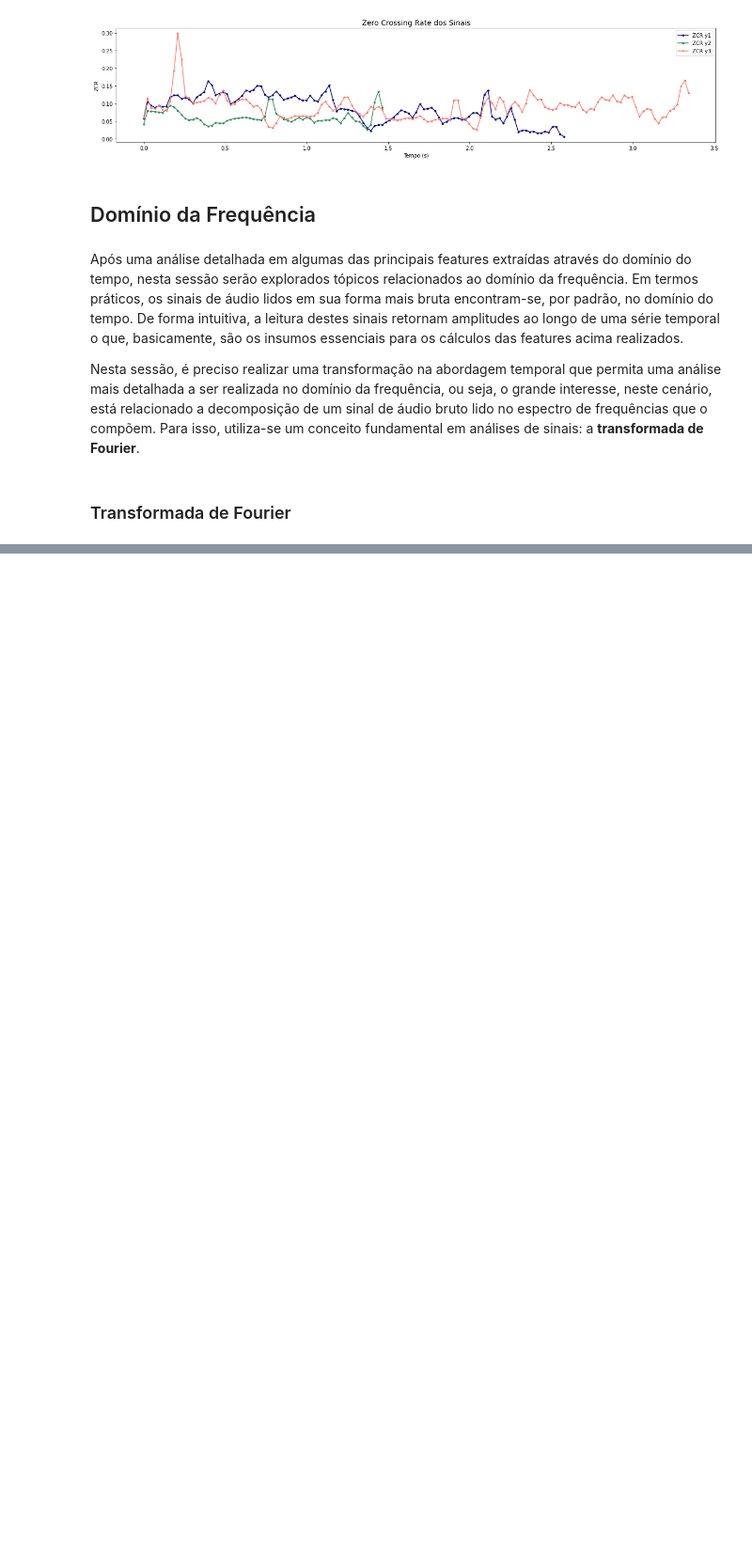
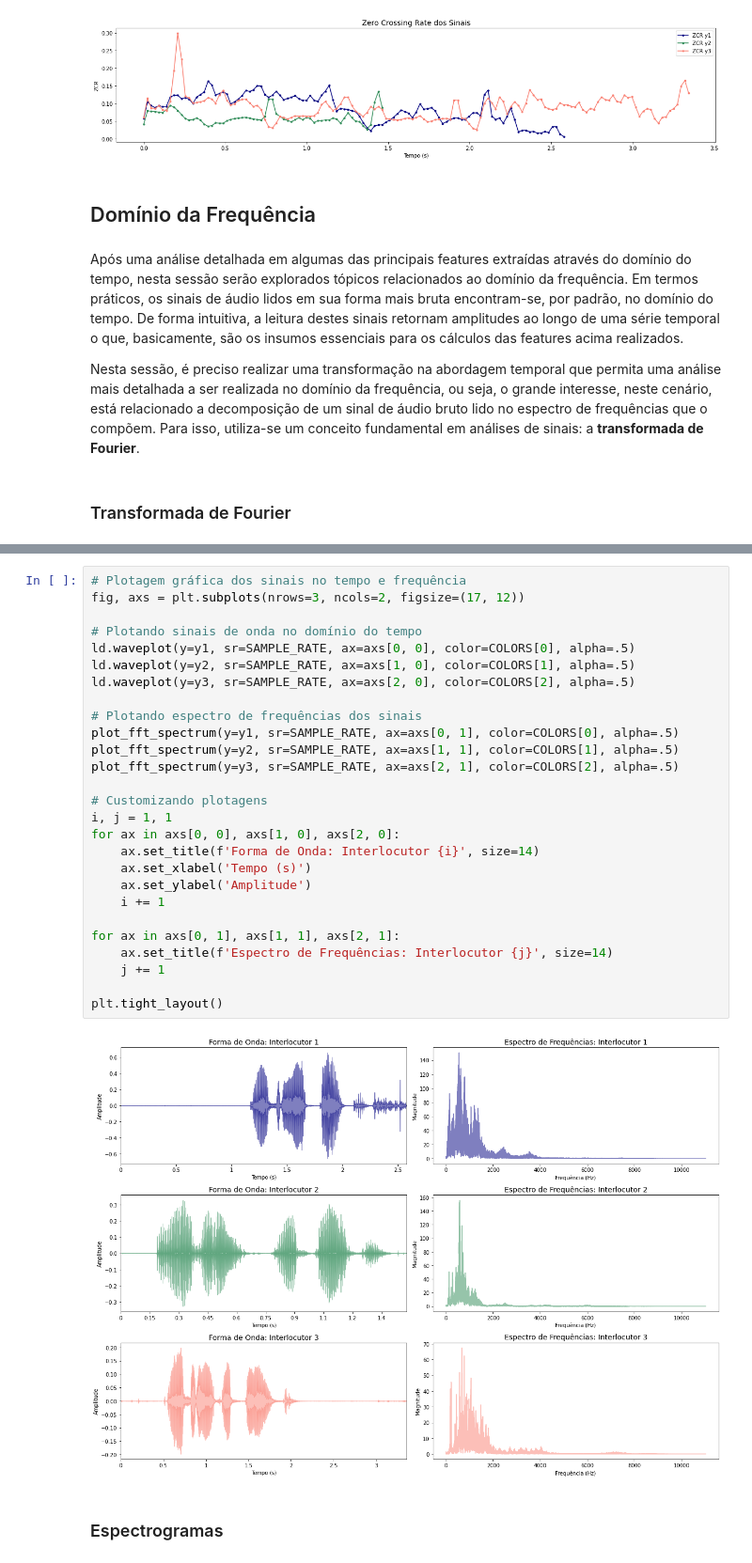
Before and after one commit to ThiagoPanini/voice-unlocker, a Jupyter notebook: notebooks/Voice Unlocker - Audio Feature Extraction.ipynb, the cells around one changed output, grey strips where cells are left out. Shown at 94% size. Saved outputs shown, nothing was run; the diff lists cells and outputs as text; blank space fills up the shorter version.

```diff
--- a/notebooks/Voice Unlocker - Audio Feature Extraction.ipynb
+++ b/notebooks/Voice Unlocker - Audio Feature Extraction.ipynb
@@ -470,0 +524,31 @@ TODO
+# %%
+# Plotagem gráfica dos sinais no tempo e frequência
+fig, axs = plt.subplots(nrows=3, ncols=2, figsize=(17, 12))
+
+# Plotando sinais de onda no domínio do tempo
+ld.waveplot(y=y1, sr=SAMPLE_RATE, ax=axs[0, 0], color=COLORS[0], alpha=.5)
+ld.waveplot(y=y2, sr=SAMPLE_RATE, ax=axs[1, 0], color=COLORS[1], alpha=.5)
+ld.waveplot(y=y3, sr=SAMPLE_RATE, ax=axs[2, 0], color=COLORS[2], alpha=.5)
+
+# Plotando espectro de frequências dos sinais
+plot_fft_spectrum(y=y1, sr=SAMPLE_RATE, ax=axs[0, 1], color=COLORS[0], alpha=.5)
+plot_fft_spectrum(y=y2, sr=SAMPLE_RATE, ax=axs[1, 1], color=COLORS[1], alpha=.5)
+plot_fft_spectrum(y=y3, sr=SAMPLE_RATE, ax=axs[2, 1], color=COLORS[2], alpha=.5)
+
+# Customizando plotagens
+i, j = 1, 1
+for ax in axs[0, 0], axs[1, 0], axs[2, 0]:
+    ax.set_title(f'Forma de Onda: Interlocutor {i}', size=14)
+    ax.set_xlabel('Tempo (s)')
+    ax.set_ylabel('Amplitude')
+    i += 1
+
+for ax in axs[0, 1], axs[1, 1], axs[2, 1]:
+    ax.set_title(f'Espectro de Frequências: Interlocutor {j}', size=14)
+    j += 1
+
+plt.tight_layout()
+# %% [output]
+[figure, added]
+# %% [markdown]
+### Espectrogramas
```
Also changed, not shown: parts of 13 cells of this notebook.
